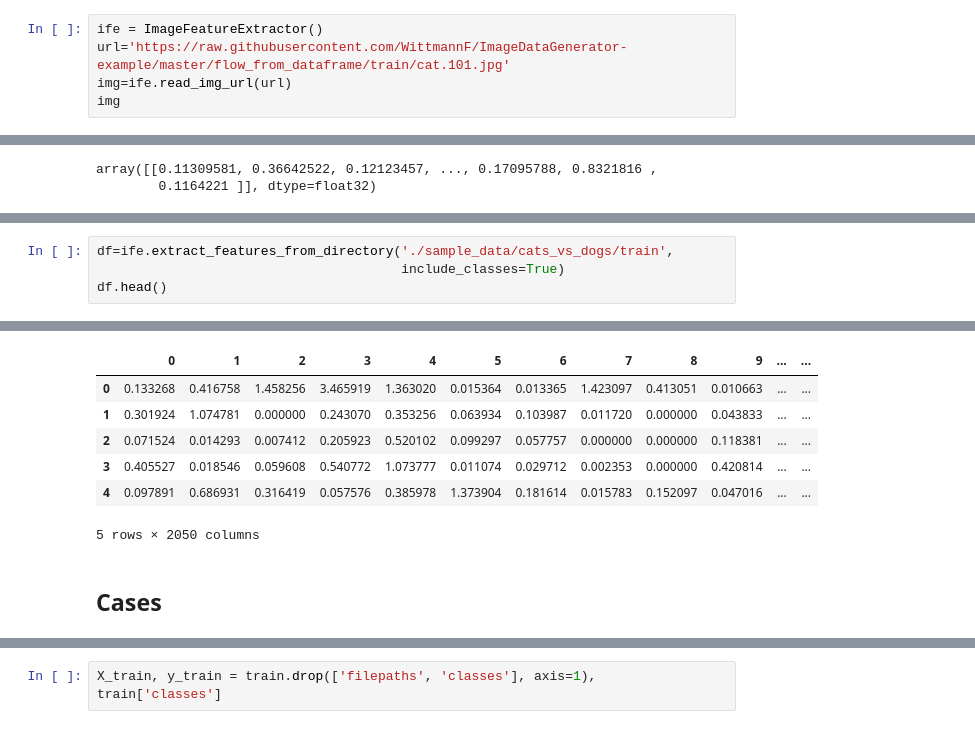
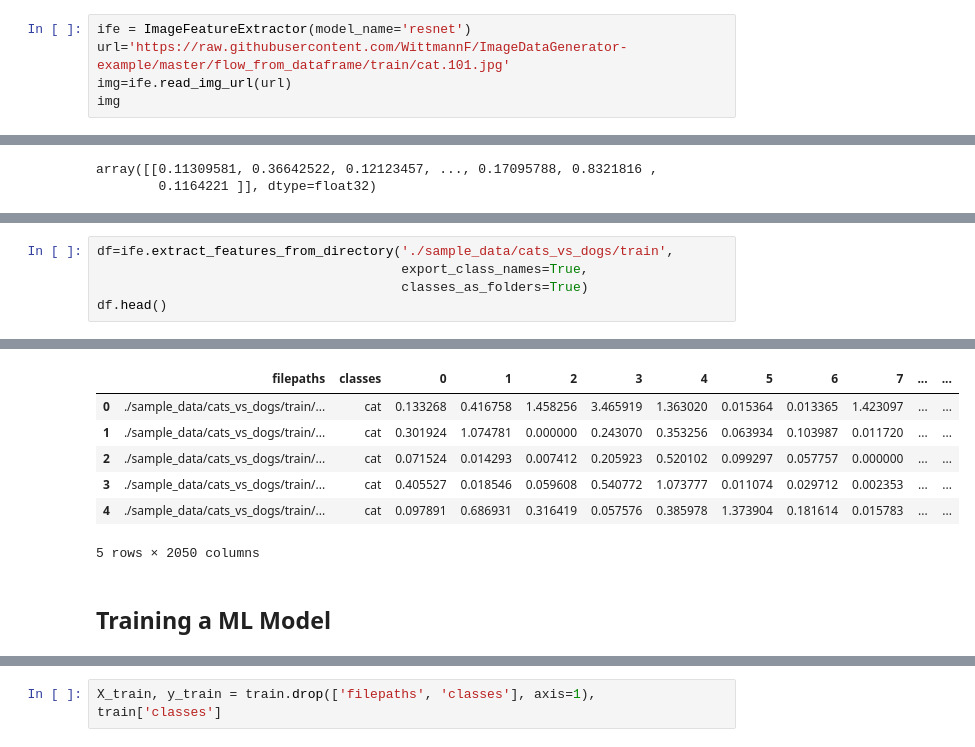
Before and after one commit to WittmannF/deepfeatx, a Jupyter notebook: 00_image.ipynb, the cells around one changed output, grey strips where cells are left out. Saved outputs shown, nothing was run; the diff lists cells and outputs as text.

```diff
--- a/00_image.ipynb
+++ b/00_image.ipynb
@@ -176,5 +197,5 @@ class ImageFeatureExtractor():
 # %%
-ife = ImageFeatureExtractor()
+ife = ImageFeatureExtractor(model_name='resnet')
 url='https://raw.githubusercontent.com/WittmannF/ImageDataGenerator-example/master/flow_from_dataframe/train/cat.101.jpg'
 img=ife.read_img_url(url)
 img
@@ -202,7 +223,8 @@ Found 128 validated image filenames.
 5 rows × 2049 columns
 # %%
 df=ife.extract_features_from_directory('./sample_data/cats_vs_dogs/train',
-                                       include_classes=True)
+                                       export_class_names=True,
+                                       classes_as_folders=True)
 df.head()
 # %% [output]
 Found 256 images belonging to 2 classes.
@@ -210,12 +232,12 @@ Found 256 images belonging to 2 classes.
-|  | 0 | 1 | 2 | 3 | 4 | 5 | 6 | 7 | 8 | 9 | ... | ... |
-| 0 | 0.133268 | 0.416758 | 1.458256 | 3.465919 | 1.363020 | 0.015364 | 0.013365 | 1.423097 | 0.413051 | 0.010663 | ... | ... |
-| 1 | 0.301924 | 1.074781 | 0.000000 | 0.243070 | 0.353256 | 0.063934 | 0.103987 | 0.011720 | 0.000000 | 0.043833 | ... | ... |
-| 2 | 0.071524 | 0.014293 | 0.007412 | 0.205923 | 0.520102 | 0.099297 | 0.057757 | 0.000000 | 0.000000 | 0.118381 | ... | ... |
-| 3 | 0.405527 | 0.018546 | 0.059608 | 0.540772 | 1.073777 | 0.011074 | 0.029712 | 0.002353 | 0.000000 | 0.420814 | ... | ... |
-| 4 | 0.097891 | 0.686931 | 0.316419 | 0.057576 | 0.385978 | 1.373904 | 0.181614 | 0.015783 | 0.152097 | 0.047016 | ... | ... |
+|  | filepaths | classes | 0 | 1 | 2 | 3 | 4 | 5 | 6 | 7 | ... | ... |
+| 0 | ./sample_data/cats_vs_dogs/train/... | cat | 0.133268 | 0.416758 | 1.458256 | 3.465919 | 1.363020 | 0.015364 | 0.013365 | 1.423097 | ... | ... |
+| 1 | ./sample_data/cats_vs_dogs/train/... | cat | 0.301924 | 1.074781 | 0.000000 | 0.243070 | 0.353256 | 0.063934 | 0.103987 | 0.011720 | ... | ... |
+| 2 | ./sample_data/cats_vs_dogs/train/... | cat | 0.071524 | 0.014293 | 0.007412 | 0.205923 | 0.520102 | 0.099297 | 0.057757 | 0.000000 | ... | ... |
+| 3 | ./sample_data/cats_vs_dogs/train/... | cat | 0.405527 | 0.018546 | 0.059608 | 0.540772 | 1.073777 | 0.011074 | 0.029712 | 0.002353 | ... | ... |
+| 4 | ./sample_data/cats_vs_dogs/train/... | cat | 0.097891 | 0.686931 | 0.316419 | 0.057576 | 0.385978 | 1.373904 | 0.181614 | 0.015783 | ... | ... |
 5 rows × 2050 columns
-# %% [markdown]
-## Cases
+# %% [markdown]
+## Training a ML Model
 # %%
 train=df
 
```
Also changed, not shown: parts of 18 cells of this notebook, 10 other files.
